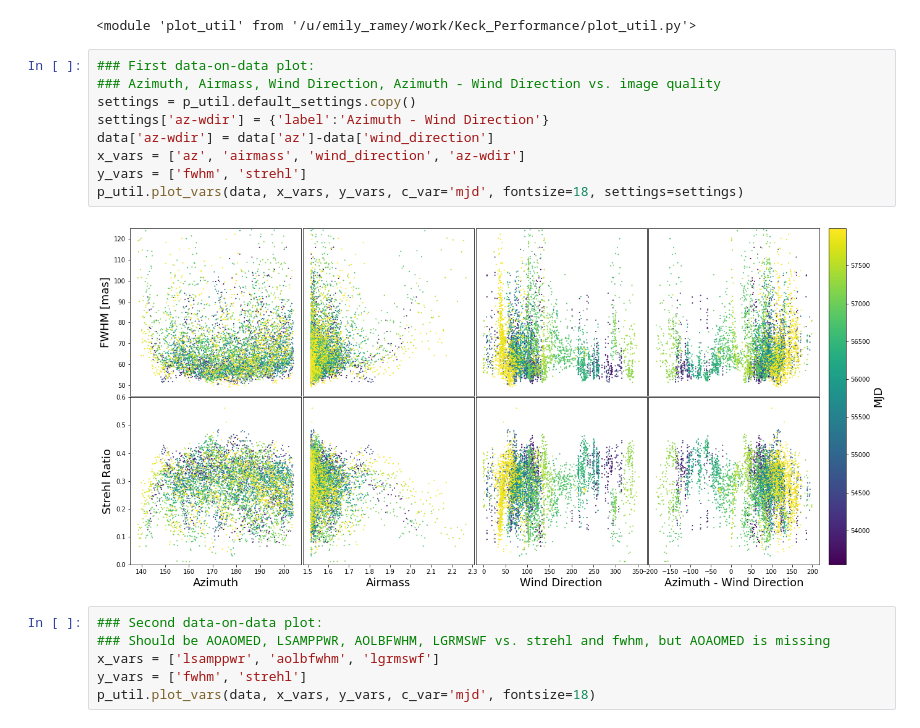
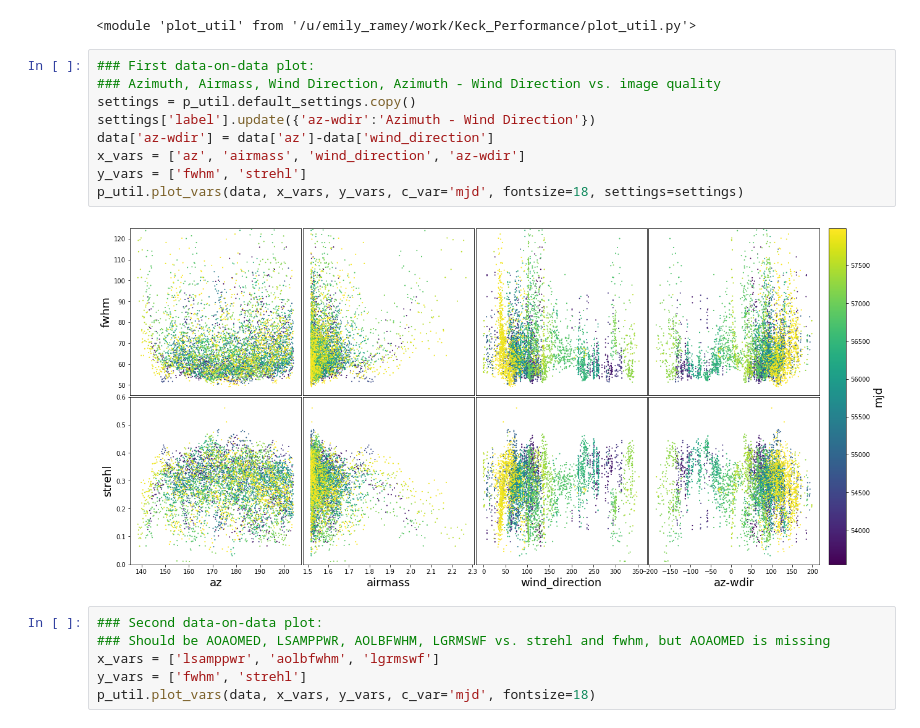
Before and after one commit to eramey16/berkeley_research, a Jupyter notebook: Keck_Performance/Analyzing_Long_Term_Performance.ipynb, the cells around one changed output. Saved outputs shown, nothing was run; the diff lists cells and outputs as text.

```diff
--- a/Keck_Performance/Analyzing_Long_Term_Performance.ipynb
+++ b/Keck_Performance/Analyzing_Long_Term_Performance.ipynb
@@ -104,14 +104,14 @@ reload(p_util)
 # %%
 ### First data-on-data plot:
 ### Azimuth, Airmass, Wind Direction, Azimuth - Wind Direction vs. image quality
 settings = p_util.default_settings.copy()
-settings['az-wdir'] = {'label':'Azimuth - Wind Direction'}
+settings['label'].update({'az-wdir':'Azimuth - Wind Direction'})
 data['az-wdir'] = data['az']-data['wind_direction']
 x_vars = ['az', 'airmass', 'wind_direction', 'az-wdir']
 y_vars = ['fwhm', 'strehl']
 p_util.plot_vars(data, x_vars, y_vars, c_var='mjd', fontsize=18, settings=settings)
 # %% [output]
-[figure, old version]
+[figure, new version]
 # %%
 ### Second data-on-data plot:
 ### Should be AOAOMED, LSAMPPWR, AOLBFWHM, LGRMSWF vs. strehl and fwhm, but AOAOMED is missing
```
Also changed, not shown: parts of 2 cells of this notebook, 1 other file.
